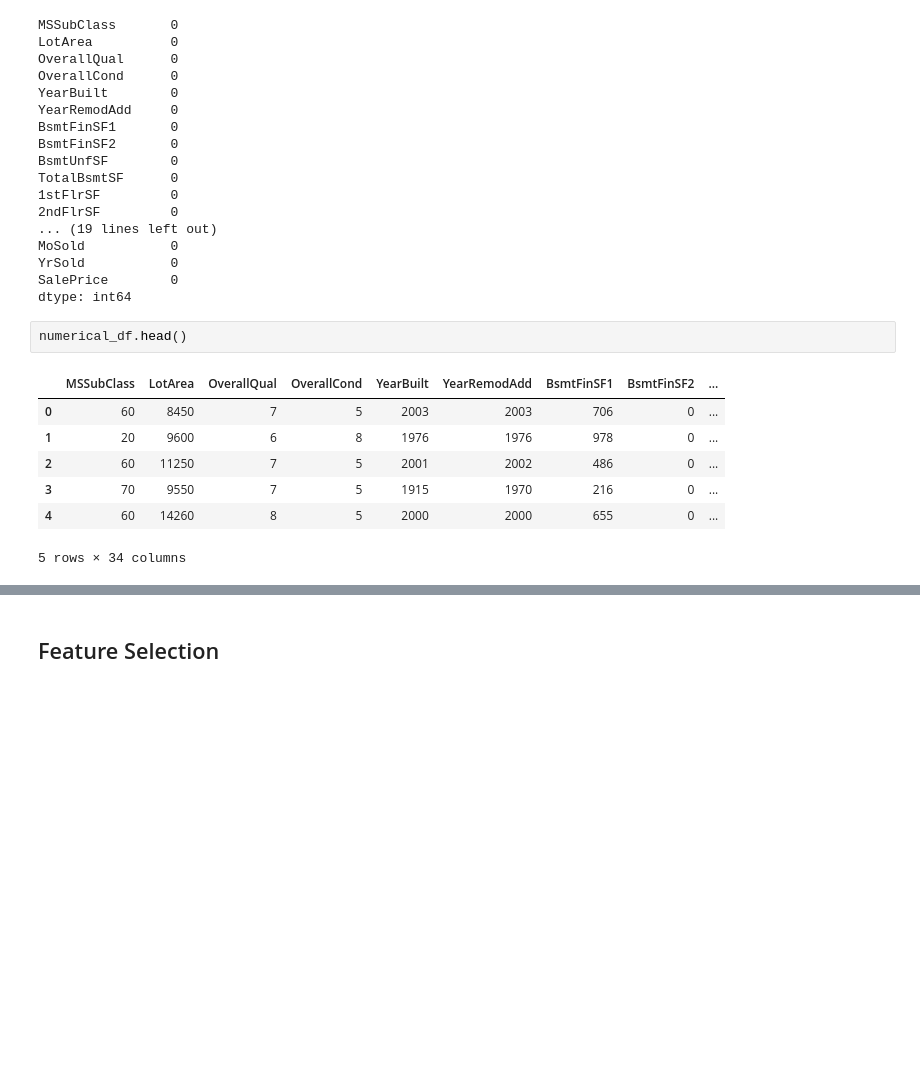
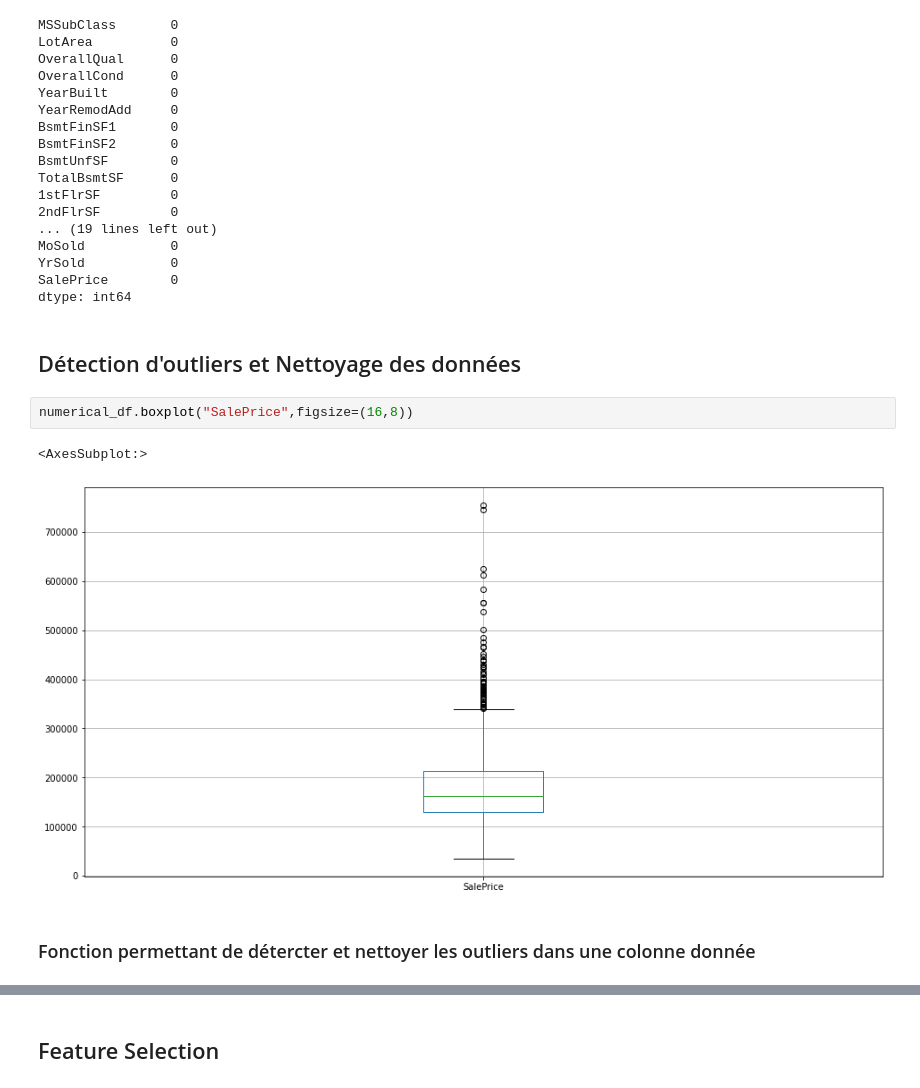
Before and after one commit to Khadimou/SalesPriceML, a Jupyter notebook: deep_eda.ipynb, the cells around one changed output, grey strips where cells are left out. Drawn from its saved outputs; the diff is of its cells as text; blank space fills up the shorter version.

Commit message:
implemented_IQR_outliers_detection_method

```diff
--- a/deep_eda.ipynb
+++ b/deep_eda.ipynb
@@ -147,13 +170,12 @@ MoSold           0
 YrSold           0
 SalePrice        0
 dtype: int64
-# %%
-numerical_df.head()
-# %% [output]
-|  | MSSubClass | LotArea | OverallQual | OverallCond | YearBuilt | YearRemodAdd | BsmtFinSF1 | BsmtFinSF2 | ... |
-| 0 | 60 | 8450 | 7 | 5 | 2003 | 2003 | 706 | 0 | ... |
-| 1 | 20 | 9600 | 6 | 8 | 1976 | 1976 | 978 | 0 | ... |
-| 2 | 60 | 11250 | 7 | 5 | 2001 | 2002 | 486 | 0 | ... |
-| 3 | 70 | 9550 | 7 | 5 | 1915 | 1970 | 216 | 0 | ... |
-| 4 | 60 | 14260 | 8 | 5 | 2000 | 2000 | 655 | 0 | ... |
-5 rows × 34 columns
+# %% [markdown]
+## Détection d'outliers et Nettoyage des données
+# %%
+numerical_df.boxplot("SalePrice",figsize=(16,8))
+# %% [output]
+<AxesSubplot:>
+[figure, added]
+# %% [markdown]
+### Fonction permettant de détercter et nettoyer les outliers dans une colonne donnée
```
Also changed, not shown: parts of 15 cells of this notebook.
